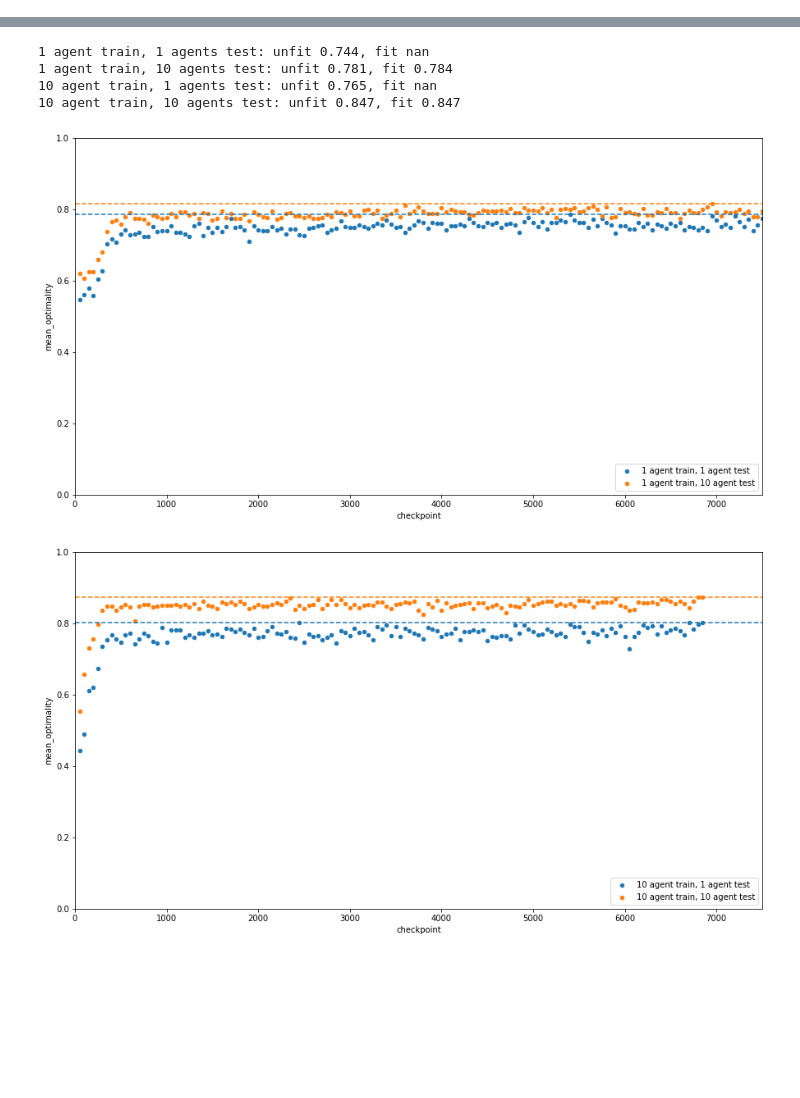
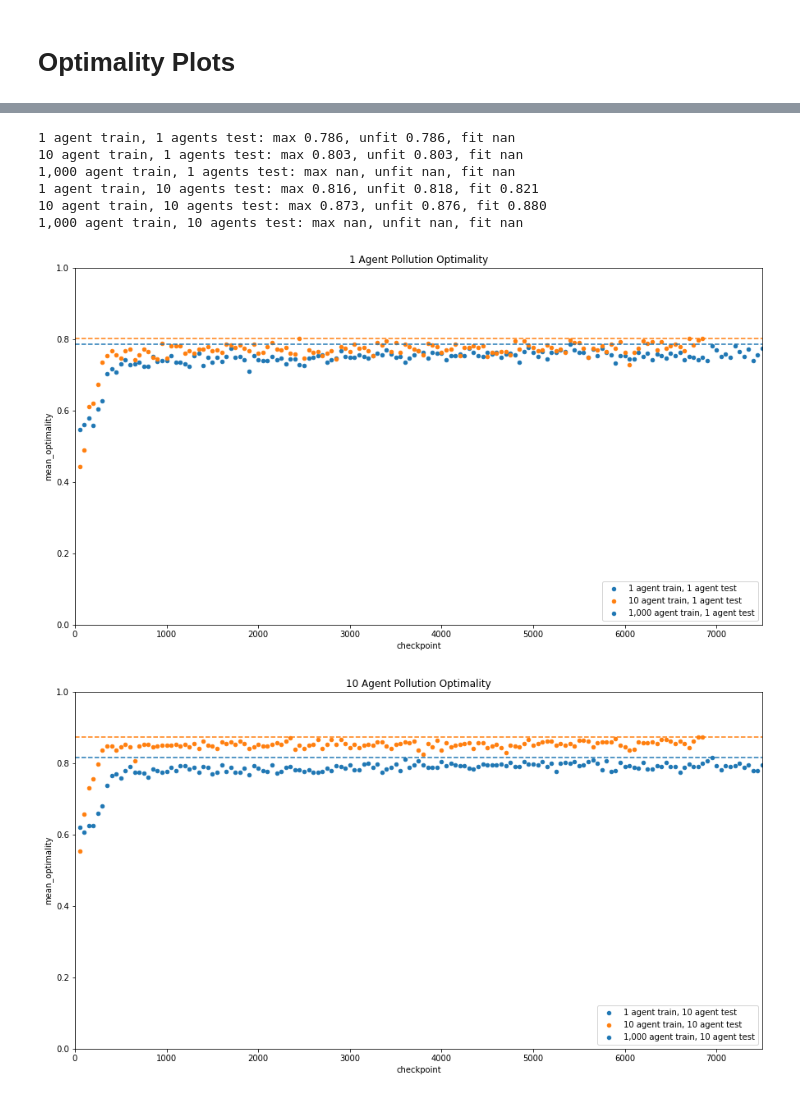
Before and after one commit to Langbridge/RL_RAR, a Jupyter notebook: results_eval.ipynb, the cells around one changed output, grey strips where cells are left out. Drawn from its saved outputs; the diff is of its cells as text; code cells hidden in the pictures; blank space fills up the shorter version.

```diff
--- a/results_eval.ipynb
+++ b/results_eval.ipynb
@@ -9,8 +9,10 @@ mpl.rcParams['figure.figsize'] = (15,8)
 FILEPATH = {
     '/Users/abilangbridge/Downloads/PPO_simple_ba65f_00000_0_2023-03-08_20-42-23/': '1 agent train',
     '/Users/abilangbridge/Downloads/PPO_simple_445bb_00000_0_2023-03-10_19-03-39/': '10 agent train',
-    # '/Users/abilangbridge/Downloads/PPO_simple_0af5b_00000_0_2023-03-13_01-40-32/': '1,000 agent train',
+    '/Users/abilangbridge/Downloads/PPO_simple_0af5b_00000_0_2023-03-13_01-40-32/': '1,000 agent train',
 }
+# %% [markdown]
+# Optimality Plots
 # %%
 df = pd.read_csv('optimality_eval.csv')
 df.replace([np.inf, -np.inf], np.nan, inplace=True)
@@ -23,27 +25,32 @@ df.head()
 | 3 | /Users/abilangbridge/Downloads/PP... | 200 | 1 | 2.625954 | -17408.640449 | 0.559126 | 0.559126 | ... |
 | 4 | /Users/abilangbridge/Downloads/PP... | 250 | 1 | 2.577982 | -921.135324 | 0.604998 | 0.604998 | ... |
 # %%
-for path, alias in FILEPATH.items():
+for agents in df.num_agents.unique():
     fig = plt.figure()
     ax = plt.gca()
     plt.ylim(0, 1)
     plt.xlim(0, 7500)
+    plt.title(f'{agents} Agent Pollution Optimality')
 
-    tmp = df[df.filepath == path]
+    tmp = df[df.num_agents == agents]
 
-    for agents in tmp.num_agents.unique():
-        if agents == 10: color = 'tab:orange'
+    for path, alias in FILEPATH.items():
+        if '10' in alias: color = 'tab:orange'
         else: color = 'tab:blue'
-        tmp[tmp.num_agents == agents].plot(kind='scatter', x='checkpoint', y='mean_optimality', ax=ax, color=color, label=f'{alias}, {agents} agent test')
-        ax.hlines(y=tmp[tmp.num_agents == agents].mean_optimality.max(), xmin=plt.xlim()[0], xmax=plt.xlim()[1], colors=color, linestyles='--')
 
-        print(f'{alias}, {agents} agents test: unfit {tmp[tmp.num_agents == agents].optimality_0.mean():.3f}, fit {tmp[tmp.num_agents == agents].optimality_2.mean():.3f}')
+        tmp[tmp.filepath == path].plot(kind='scatter', x='checkpoint', y='mean_optimality', ax=ax, color=color, label=f'{alias}, {agents} agent test')
+        ax.hlines(y=tmp[tmp.filepath == path].mean_optimality.max(), xmin=plt.xlim()[0], xmax=plt.xlim()[1], colors=color, linestyles='--')
+
+        print(f'{alias}, {agents} agents test: max {tmp[tmp.filepath == path].mean_optimality.max():.3f}, unfit {tmp[tmp.filepath == path].optimality_0.max():.3f}, fit {tmp[tmp.filepath == path].optimality_2.max():.3f}')
+
 
     plt.legend(loc='lower right')
 # %% [output]
-1 agent train, 1 agents test: unfit 0.744, fit nan
-1 agent train, 10 agents test: unfit 0.781, fit 0.784
-10 agent train, 1 agents test: unfit 0.765, fit nan
-10 agent train, 10 agents test: unfit 0.847, fit 0.847
+1 agent train, 1 agents test: max 0.786, unfit 0.786, fit nan
+10 agent train, 1 agents test: max 0.803, unfit 0.803, fit nan
+1,000 agent train, 1 agents test: max nan, unfit nan, fit nan
+1 agent train, 10 agents test: max 0.816, unfit 0.818, fit 0.821
+10 agent train, 10 agents test: max 0.873, unfit 0.876, fit 0.880
+1,000 agent train, 10 agents test: max nan, unfit nan, fit nan
-[figure, old version]
+[figure, new version]
-[figure, old version]
+[figure, new version]
```
Also changed, not shown: parts of 4 cells of this notebook, 9 other files.
